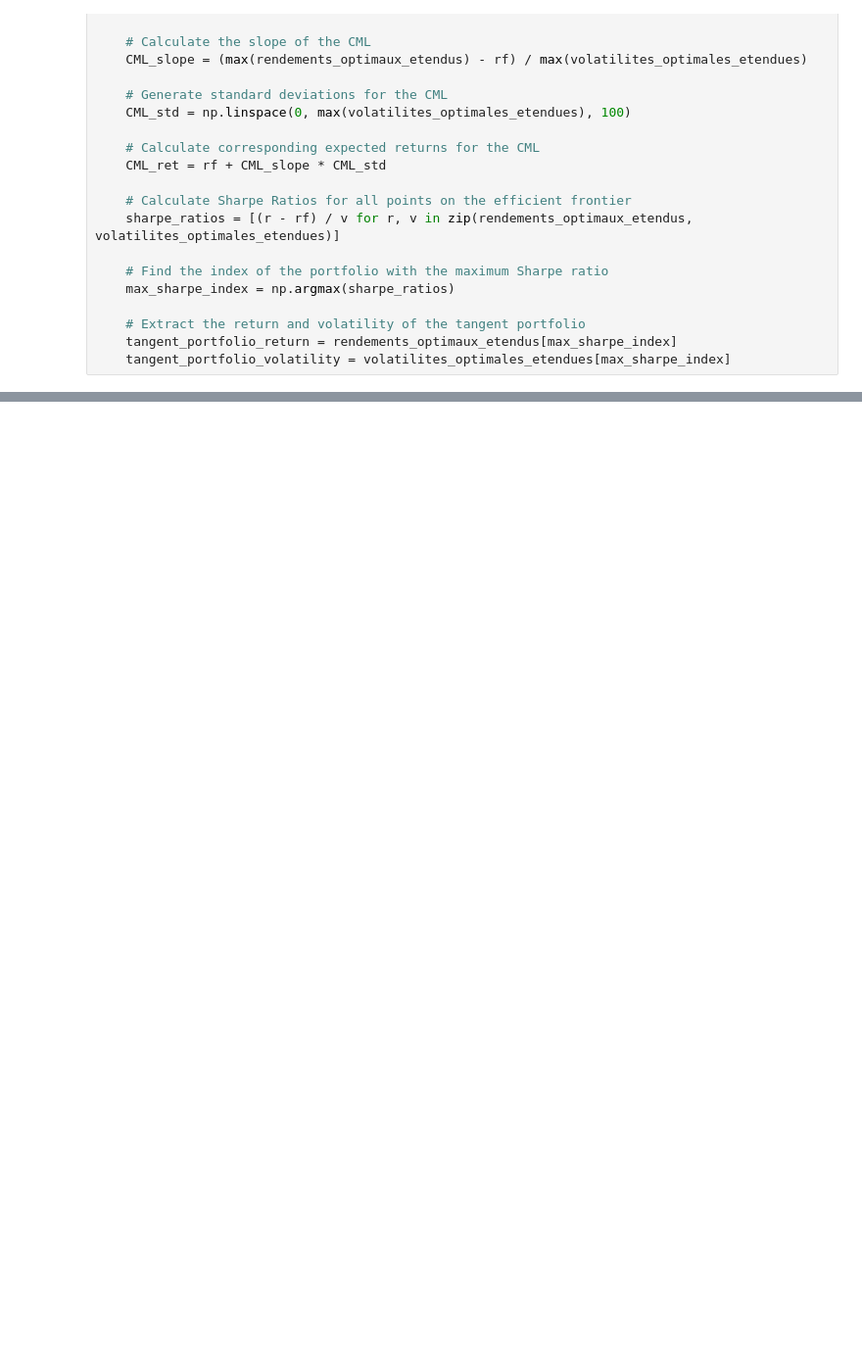
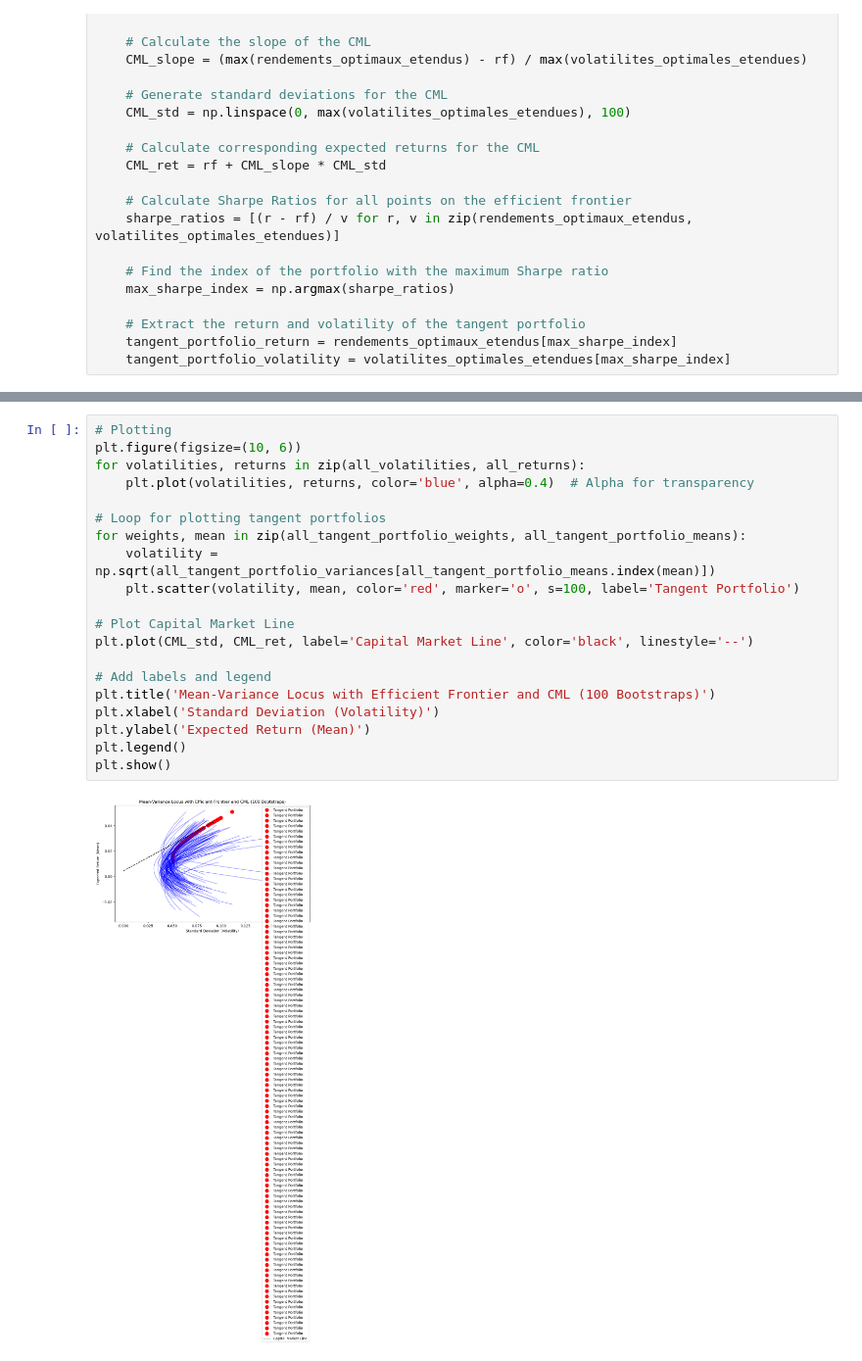
Before and after one commit to DominicPrenovost/TP1-Gestion-de-pf, a Jupyter notebook: boot_v2.ipynb, the cells around one changed output, grey strips where cells are left out. Shown: that part at 98% size. Saved outputs shown, nothing was run; the diff lists cells and outputs as text; blank space fills up the shorter version.

```diff
--- a/boot_v2.ipynb
+++ b/boot_v2.ipynb
@@ -199,0 +269,22 @@ all_tangent_portfolio_weights ,all_tangent_portfolio_means, all_tangent_portfoli
+# %%
+# Plotting
+plt.figure(figsize=(10, 6))
+for volatilities, returns in zip(all_volatilities, all_returns):
+    plt.plot(volatilities, returns, color='blue', alpha=0.4)  # Alpha for transparency
+
+# Loop for plotting tangent portfolios
+for weights, mean in zip(all_tangent_portfolio_weights, all_tangent_portfolio_means):
+    volatility = np.sqrt(all_tangent_portfolio_variances[all_tangent_portfolio_means.index(mean)])
+    plt.scatter(volatility, mean, color='red', marker='o', s=100, label='Tangent Portfolio')
+
+# Plot Capital Market Line
+plt.plot(CML_std, CML_ret, label='Capital Market Line', color='black', linestyle='--')
+
+# Add labels and legend
+plt.title('Mean-Variance Locus with Efficient Frontier and CML (100 Bootstraps)')
+plt.xlabel('Standard Deviation (Volatility)')
+plt.ylabel('Expected Return (Mean)')
+plt.legend()
+plt.show()
+# %% [output]
+[figure, added]
```
Also changed, not shown: parts of 4 cells of this notebook.
